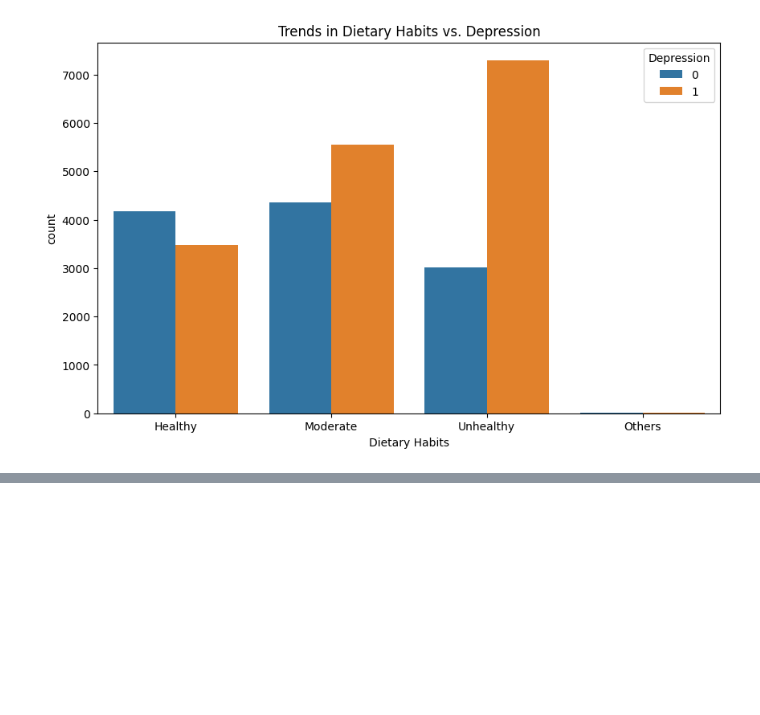
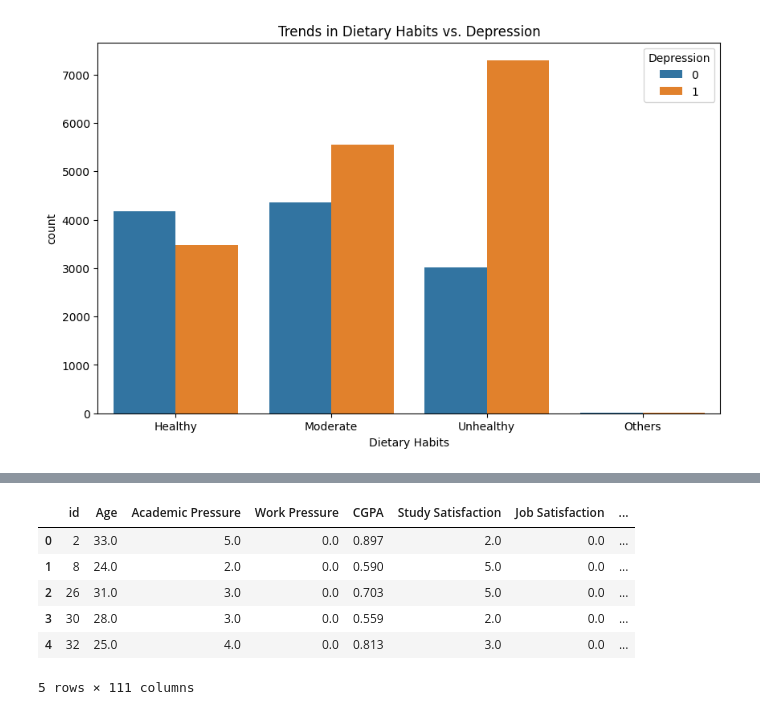
Before and after one commit to Zeesejo/Depressed-students, a Jupyter notebook: main.ipynb, the cells around one changed output, grey strips where cells are left out. Cells and saved outputs as stored; diff of their text form; code cells hidden in the pictures; blank space fills up the shorter version.

```diff
--- a/main.ipynb
+++ b/main.ipynb
@@ -160,0 +203,19 @@ plt.show()
+# %%
+from sklearn.preprocessing import LabelEncoder, MinMaxScaler
+
+# Initialize a LabelEncoder object
+scaler = MinMaxScaler()
+
+# Normalize the CGPA column and Sleep Duration column
+df_encoded[['CGPA', 'Work/Study Hours']] = scaler.fit_transform(df_encoded[['CGPA', 'Work/Study Hours']])
+
+# Display the normalized dataset
+df_encoded.head()
+# %% [output]
+|  | id | Age | Academic Pressure | Work Pressure | CGPA | Study Satisfaction | Job Satisfaction | ... |
+| 0 | 2 | 33.0 | 5.0 | 0.0 | 0.897 | 2.0 | 0.0 | ... |
+| 1 | 8 | 24.0 | 2.0 | 0.0 | 0.590 | 5.0 | 0.0 | ... |
+| 2 | 26 | 31.0 | 3.0 | 0.0 | 0.703 | 5.0 | 0.0 | ... |
+| 3 | 30 | 28.0 | 3.0 | 0.0 | 0.559 | 2.0 | 0.0 | ... |
+| 4 | 32 | 25.0 | 4.0 | 0.0 | 0.813 | 3.0 | 0.0 | ... |
+5 rows × 111 columns
```
Also changed, not shown: parts of 9 cells of this notebook.
